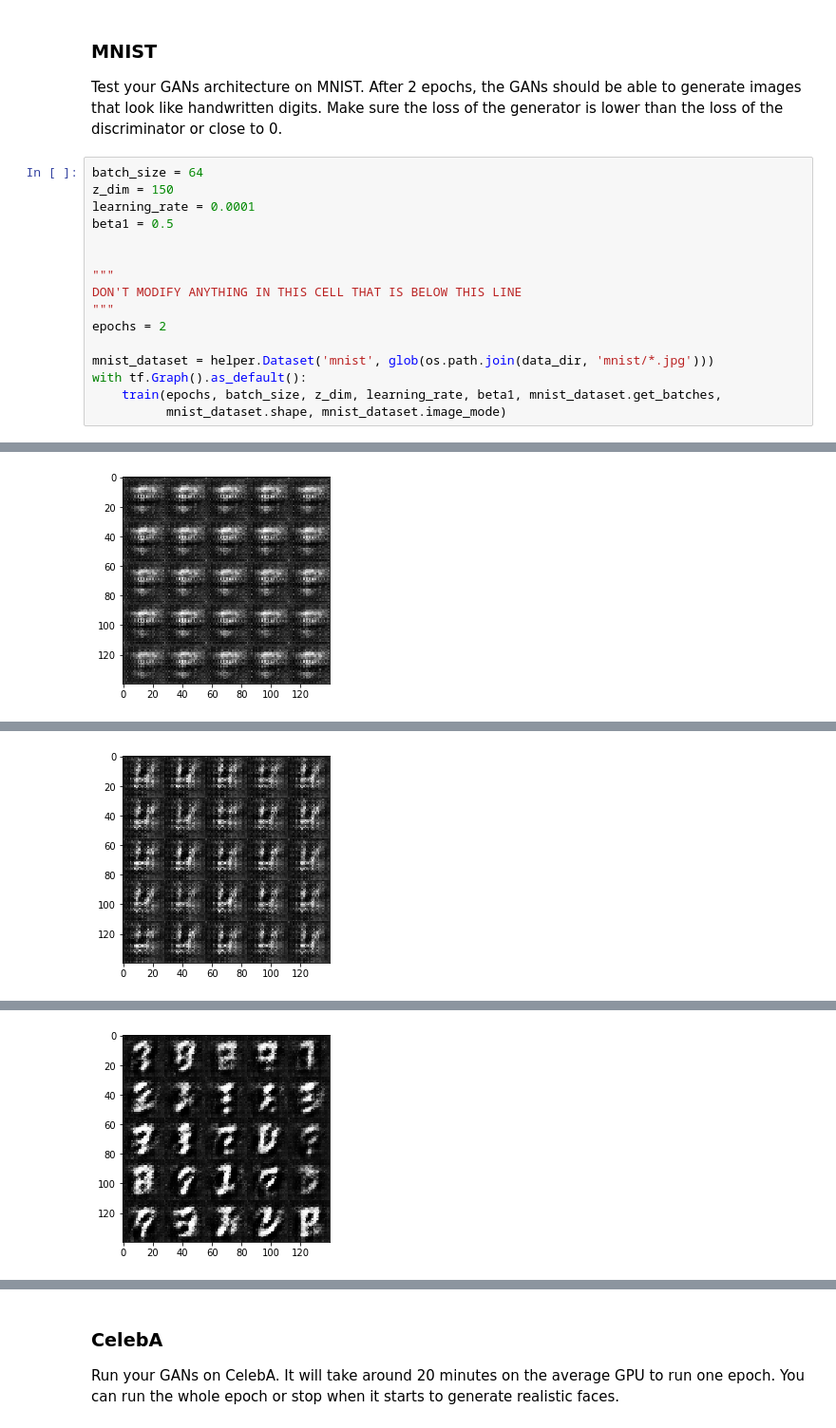
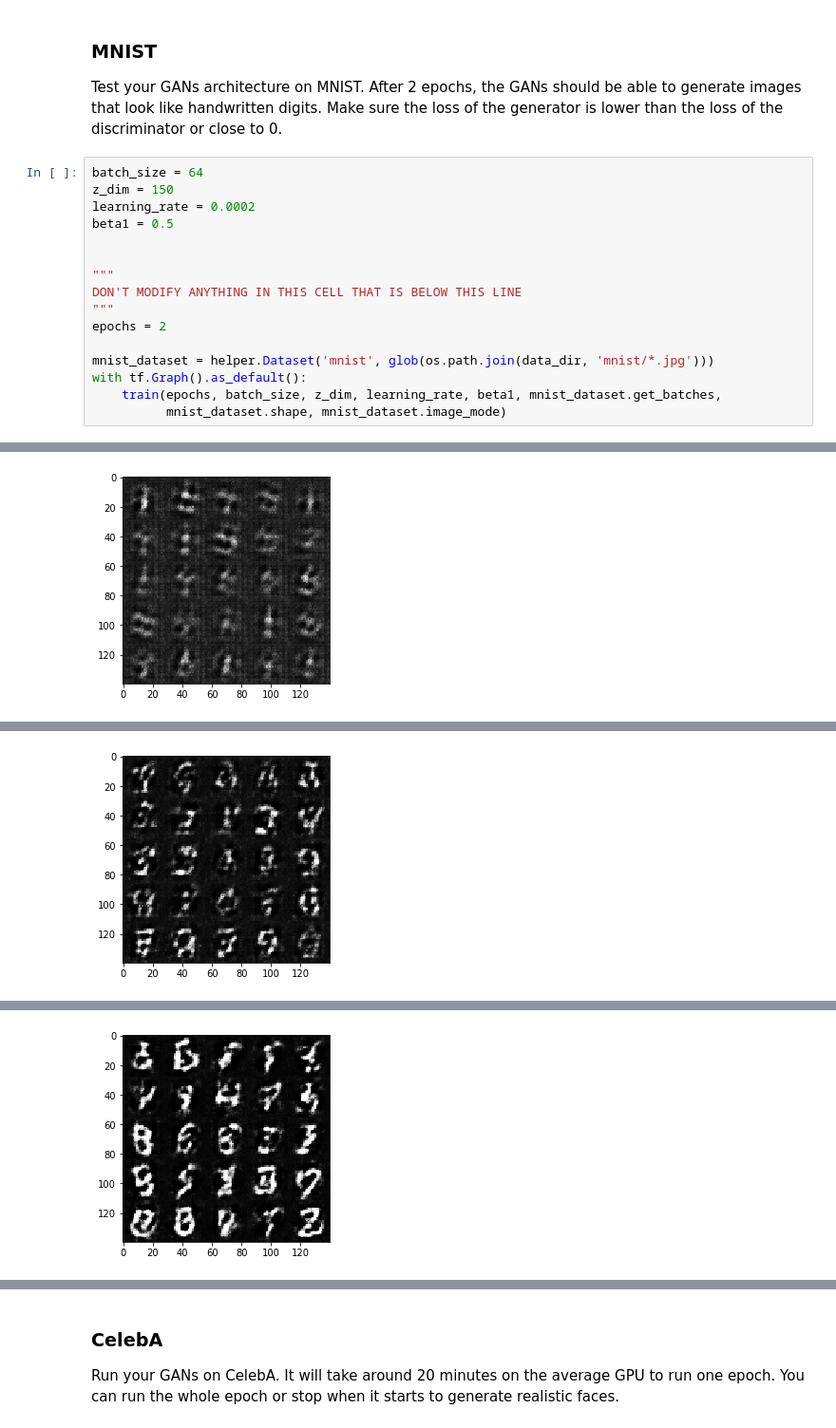
Before and after one commit to RodrigoVillatoro/deep_learning_udacity, a Jupyter notebook: face_generation/dlnd_face_generation.ipynb, the cells around one changed output, grey strips where cells are left out. Shown at 95% size. Drawn from its saved outputs; the diff is of its cells as text.

```diff
--- a/face_generation/dlnd_face_generation.ipynb
+++ b/face_generation/dlnd_face_generation.ipynb
@@ -412,7 +413,7 @@ Test your GANs architecture on MNIST.  After 2 epochs, the GANs should be able t
 # %%
 batch_size = 64
 z_dim = 150
-learning_rate = 0.0001
+learning_rate = 0.0002
 beta1 = 0.5
 
 
@@ -450 +451 @@ Epoch 1/2... Discriminator Loss: 0.2687... Generator Loss: 1.8086
-[figure, old version]
+[figure, new version]
@@ -461 +462 @@ Epoch 1/2... Discriminator Loss: 0.1639... Generator Loss: 2.7065
-[figure, old version]
+[figure, new version]
@@ -472 +473 @@ Epoch 1/2... Discriminator Loss: 0.3198... Generator Loss: 2.2318
-[figure, old version]
+[figure, new version]
```
Also changed, not shown: parts of 3 cells of this notebook.
